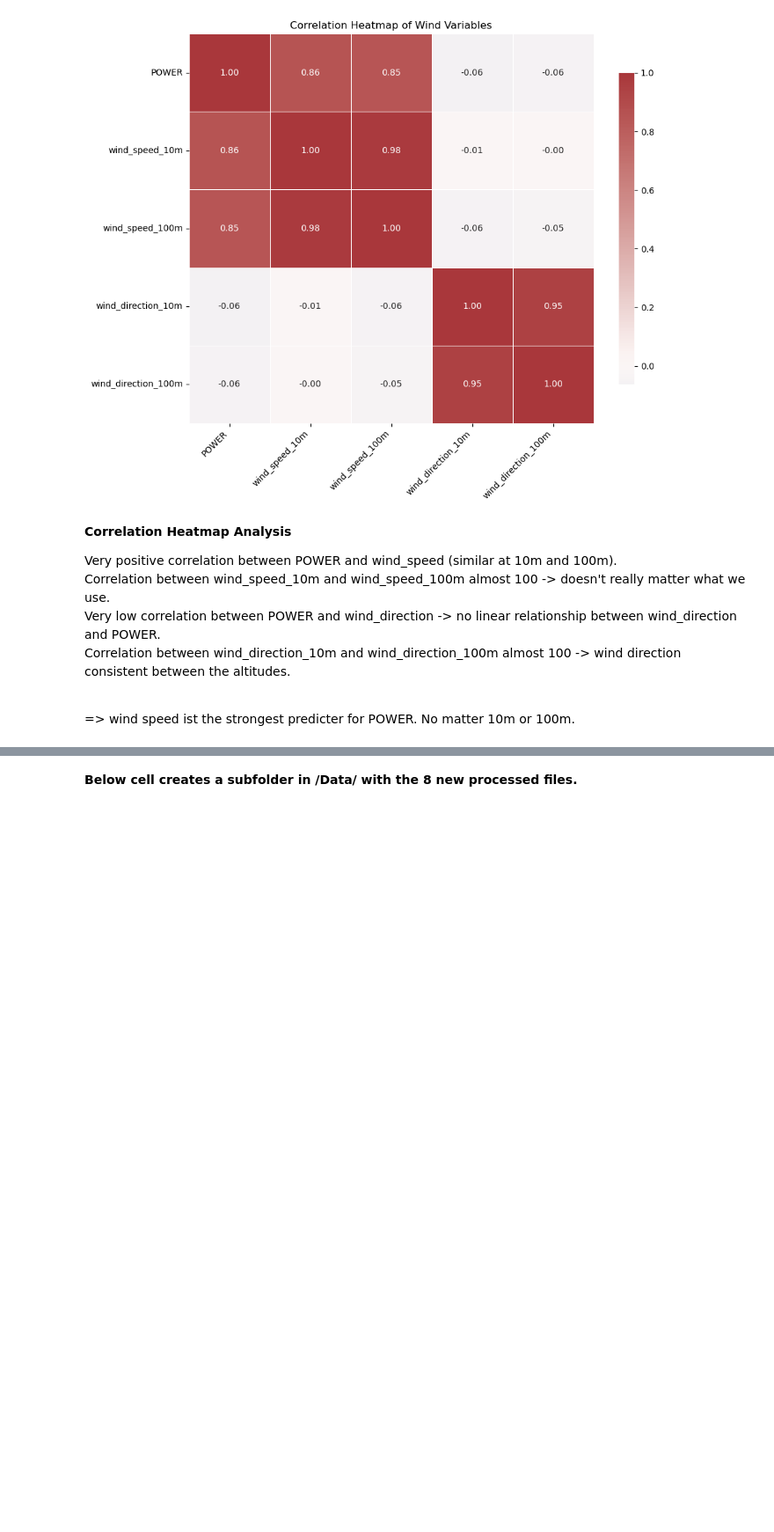
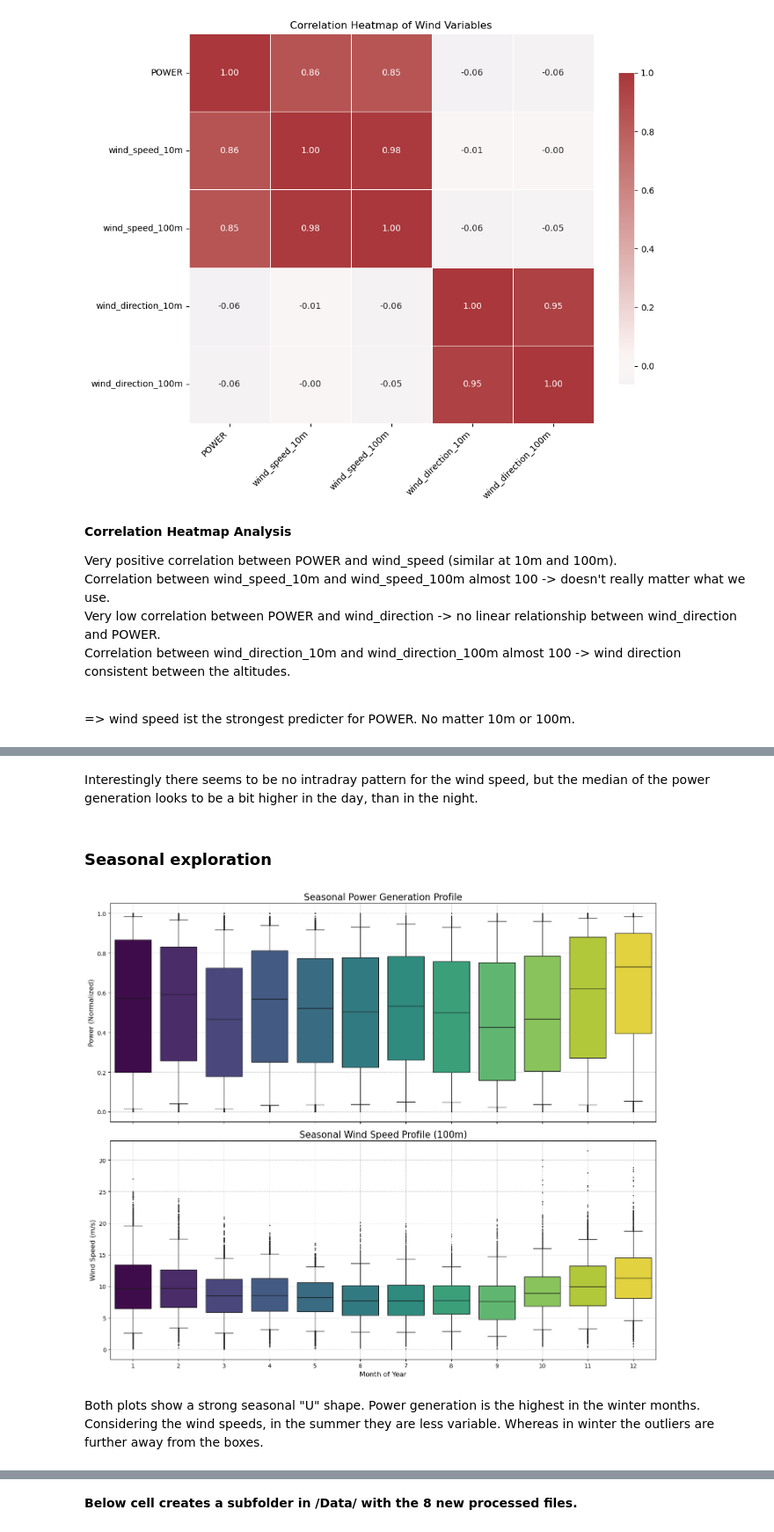
Before and after one commit to JontheFL/Wind-Power-Forecasting, a Jupyter notebook: Notebooks/1_data_exploration_cleaning.ipynb, the cells around one changed output, grey strips where cells are left out. Shown at 88% size. Cells and saved outputs as stored; diff of their text form; code cells hidden in the pictures; blank space fills up the shorter version.

```diff
--- a/Notebooks/1_data_exploration_cleaning.ipynb
+++ b/Notebooks/1_data_exploration_cleaning.ipynb
@@ -672,3 +812,62 @@ plt.show()
+# %% [markdown]
+Interestingly there seems to be no intradray pattern for the wind speed, but the median of the power generation looks to be a bit higher in the day, than in the night.
+# %% [markdown]
+### Seasonal exploration
+# %%
+# 1. Create 'month' column
+wind_persistance_polar_test = wind_persistance_polar.copy()
+wind_persistance_polar_test['month'] = wind_persistance_polar_test['TIMESTAMP'].dt.month
+
+# 2. Create the two-panel figure
+fig, (ax1, ax2) = plt.subplots(
+    nrows=2,         # 2 plots, stacked vertically
+    ncols=1,
+    figsize=(14, 12),
+    sharex=True      # This links the x-axes
+)
+
+# 3. Plot 1: Power vs. Month
+sns.boxplot(
+    data=wind_persistance_polar_test,
+    x='month',
+    y='POWER',
+    hue='month',       # Assign 'month' to hue
+    ax=ax1,
+    palette='viridis',
+    legend=False,      # Hide the legend
+    fliersize=1,
+    whis=[5, 95]
+)
+ax1.set_title('Seasonal Power Generation Profile', fontsize=16)
+ax1.set_ylabel('Power (Normalized)', fontsize=12)
+ax1.set_xlabel('')
+ax1.grid(True, linestyle='--', alpha=0.6)
+
+# 4. Plot 2: Wind Speed vs. Month
+sns.boxplot(
+    data=wind_persistance_polar_test,
+    x='month',
+    y='wind_speed_100m',
+    hue='month',       # Assign 'month' to hue
+    ax=ax2,
+    palette='viridis',
+    legend=False,      # Hide the legend
+    fliersize=1,
+    whis=[5, 95]
+)
+ax2.set_title('Seasonal Wind Speed Profile (100m)', fontsize=16)
+ax2.set_ylabel('Wind Speed (m/s)', fontsize=12)
+ax2.set_xlabel('Month of Year', fontsize=12)
+ax2.grid(True, linestyle='--', alpha=0.6)
+
+# 5. Clean up and display
+plt.tight_layout()
+plt.show()
+# %% [output]
+[figure, added]
+# %% [markdown]
+Both plots show a strong seasonal "U" shape. Power generation is the highest in the winter months. <br>
+Considering the wind speeds, in the summer they are less variable. Whereas in winter the outliers are further away from the boxes.
 # %% [markdown]
 ## Summary
 Jonathan:<br>
```
Also changed, not shown: parts of 11 cells of this notebook, 1 other file.
